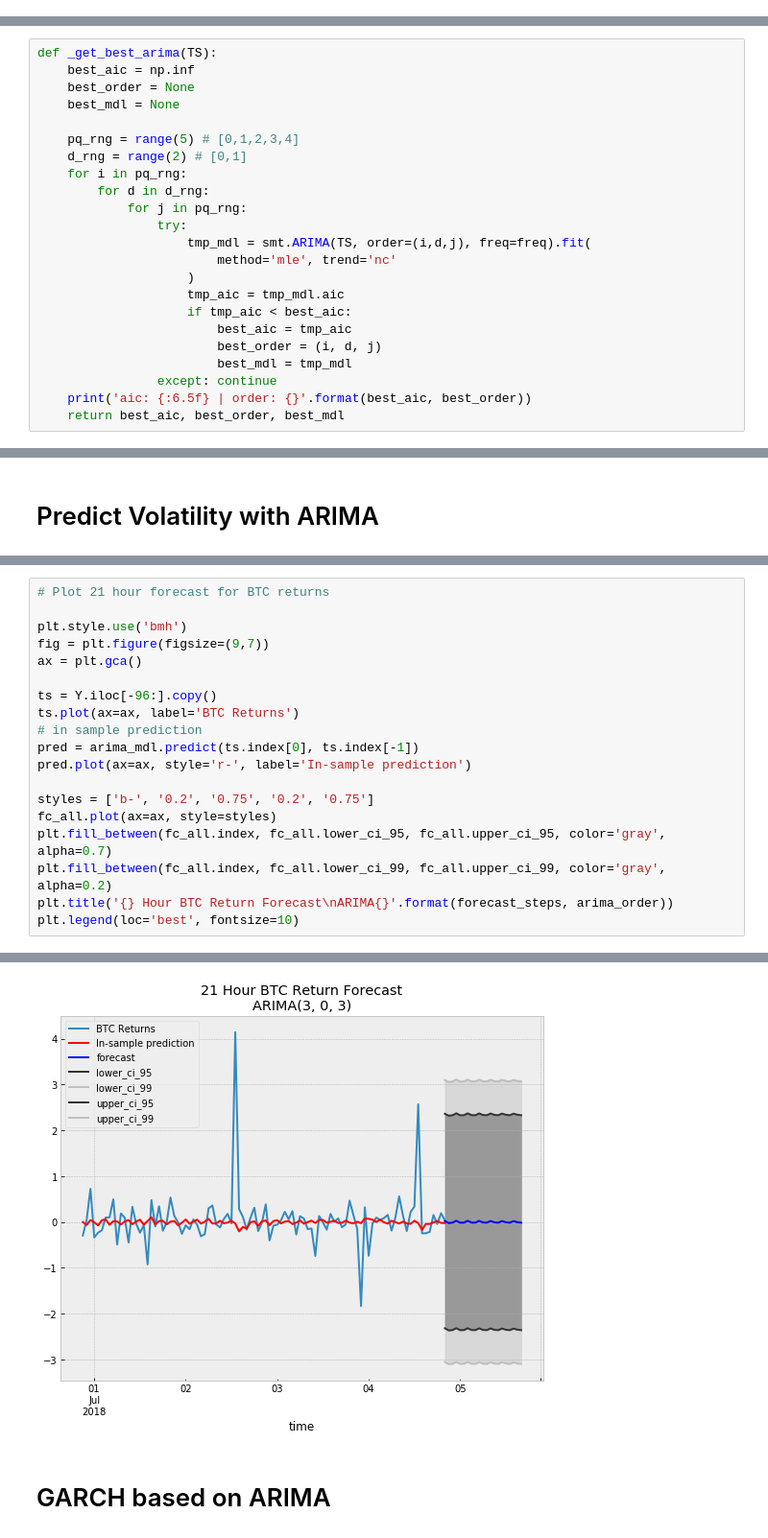
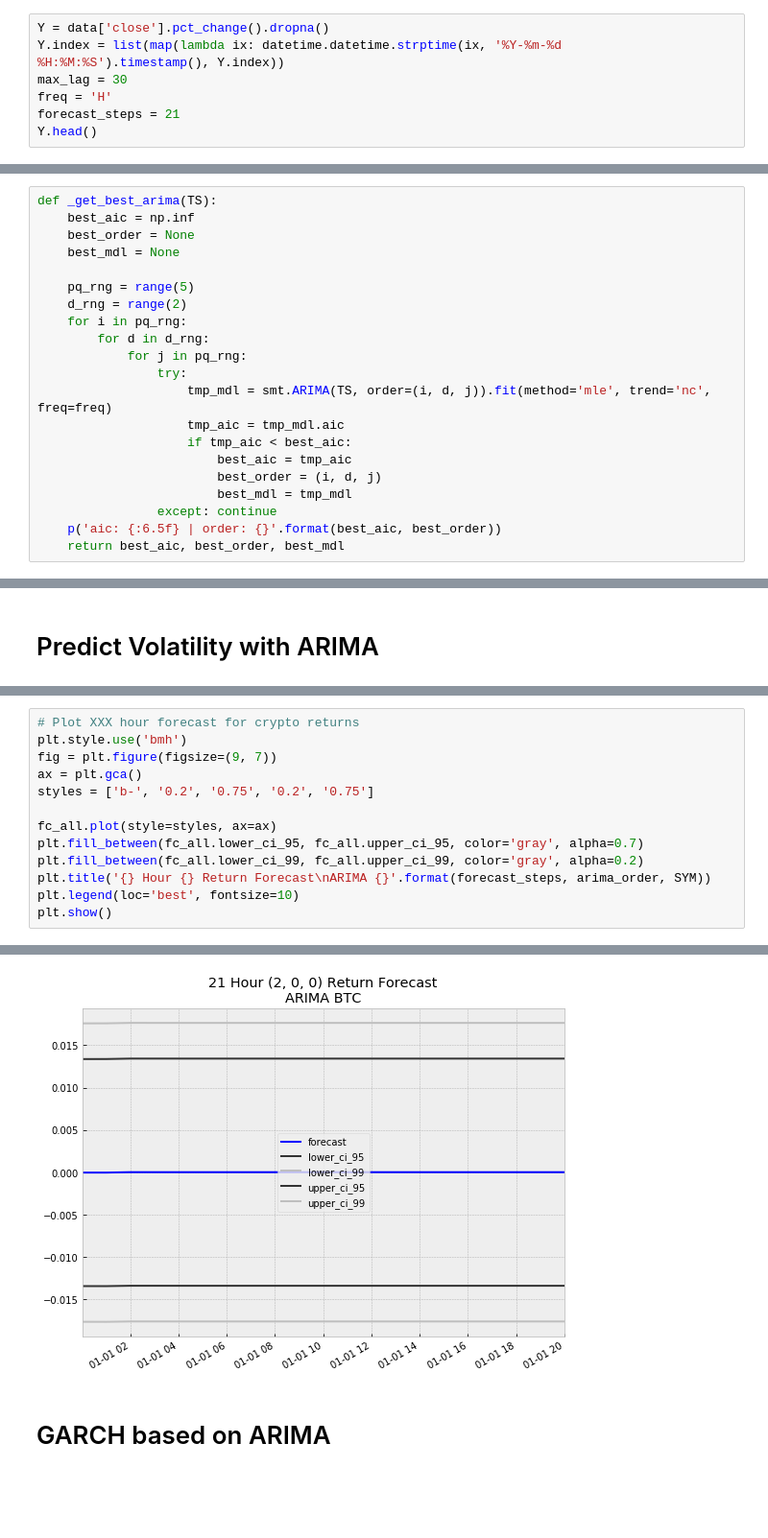
Before and after one commit to daniel-cortez-stevenson/crypto-predict, a Jupyter notebook: notebooks/statistical_model_dev.ipynb, the cells around one changed output, grey strips where cells are left out. Shown at 96% size. Saved outputs shown, nothing was run; the diff lists cells and outputs as text; blank space fills up the shorter version.

```diff
--- a/notebooks/statistical_model_dev.ipynb
+++ b/notebooks/statistical_model_dev.ipynb
@@ -57,0 +63,7 @@ forecast_steps = 21
+# %%
+Y = data['close'].pct_change().dropna()
+Y.index = list(map(lambda ix: datetime.datetime.strptime(ix, '%Y-%m-%d %H:%M:%S').timestamp(), Y.index))
+max_lag = 30
+freq = 'H'
+forecast_steps = 21
+Y.head()
@@ -151,22 +163,20 @@ def _get_best_arima(TS):
     best_order = None
     best_mdl = None
 
-    pq_rng = range(5) # [0,1,2,3,4]
-    d_rng = range(2) # [0,1]
+    pq_rng = range(5)
+    d_rng = range(2)
     for i in pq_rng:
         for d in d_rng:
             for j in pq_rng:
                 try:
-                    tmp_mdl = smt.ARIMA(TS, order=(i,d,j), freq=freq).fit(
-                        method='mle', trend='nc'
-                    )
+                    tmp_mdl = smt.ARIMA(TS, order=(i, d, j)).fit(method='mle', trend='nc', freq=freq)
                     tmp_aic = tmp_mdl.aic
                     if tmp_aic < best_aic:
                         best_aic = tmp_aic
                         best_order = (i, d, j)
                         best_mdl = tmp_mdl
                 except: continue
-    print('aic: {:6.5f} | order: {}'.format(best_aic, best_order))
+    p('aic: {:6.5f} | order: {}'.format(best_aic, best_order))
     return best_aic, best_order, best_mdl
 # %%
 arima_aic, arima_order, arima_mdl = _get_best_arima(Y)
@@ -197,20 +206,14 @@ fc_all.head()
 # %%
-# Plot 21 hour forecast for BTC returns
+# Plot XXX hour forecast for crypto returns
+plt.style.use('bmh')
+fig = plt.figure(figsize=(9, 7))
+ax = plt.gca()
+styles = ['b-', '0.2', '0.75', '0.2', '0.75']
 
-plt.style.use('bmh')
-fig = plt.figure(figsize=(9,7))
-ax = plt.gca()
-
-ts = Y.iloc[-96:].copy()
-ts.plot(ax=ax, label='BTC Returns')
-# in sample prediction
-pred = arima_mdl.predict(ts.index[0], ts.index[-1])
-pred.plot(ax=ax, style='r-', label='In-sample prediction')
-
-styles = ['b-', '0.2', '0.75', '0.2', '0.75']
-fc_all.plot(ax=ax, style=styles)
-plt.fill_between(fc_all.index, fc_all.lower_ci_95, fc_all.upper_ci_95, color='gray', alpha=0.7)
-plt.fill_between(fc_all.index, fc_all.lower_ci_99, fc_all.upper_ci_99, color='gray', alpha=0.2)
-plt.title('{} Hour BTC Return Forecast\nARIMA{}'.format(forecast_steps, arima_order))
+fc_all.plot(style=styles, ax=ax)
+plt.fill_between(fc_all.lower_ci_95, fc_all.upper_ci_95, color='gray', alpha=0.7)
+plt.fill_between(fc_all.lower_ci_99, fc_all.upper_ci_99, color='gray', alpha=0.2)
+plt.title('{} Hour {} Return Forecast\nARIMA {}'.format(forecast_steps, arima_order, SYM))
 plt.legend(loc='best', fontsize=10)
+plt.show()
 # %% [output]
@@ -218,4 +220,4 @@ plt.legend(loc='best', fontsize=10)
-[figure, old version]
+[figure, new version]
 # %% [markdown]
 # GARCH based on ARIMA
 # %%
```
Also changed, not shown: parts of 30 cells of this notebook, 17 other files.
